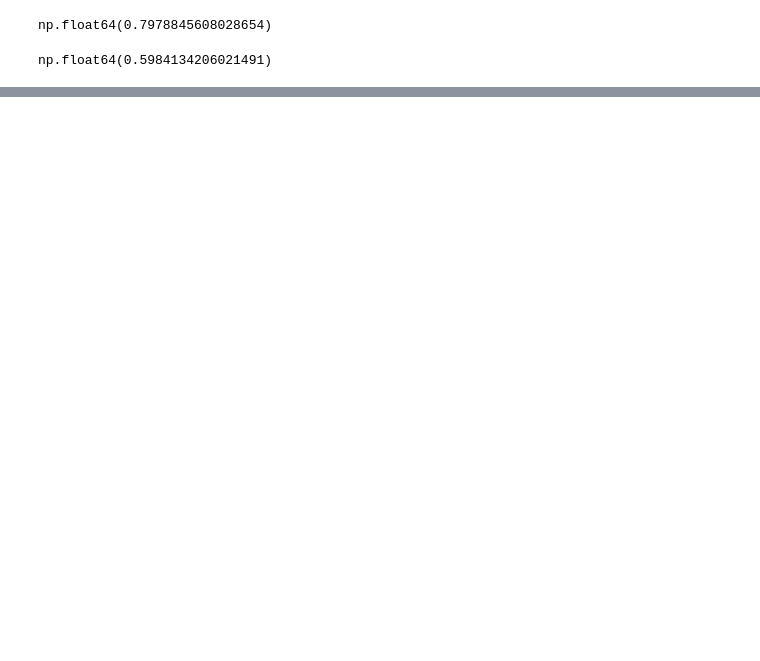
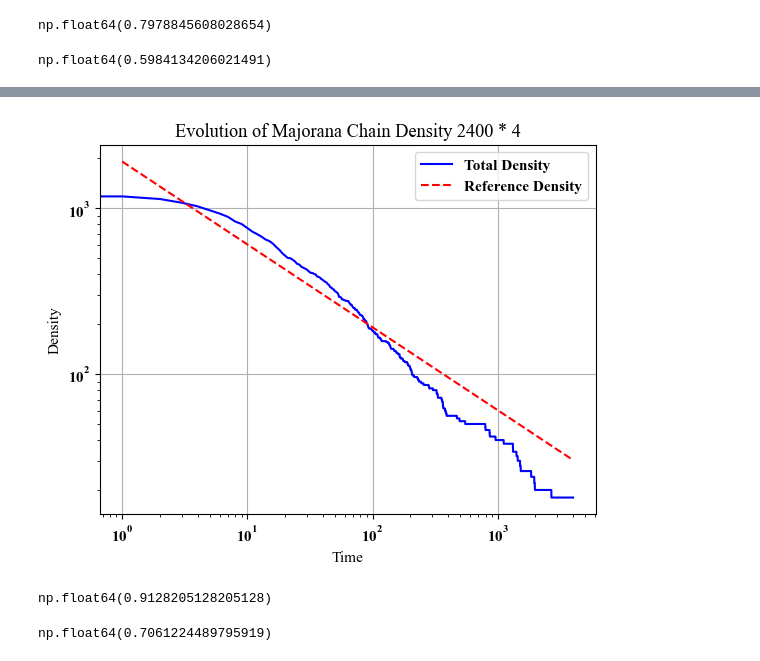
Before and after one commit to toM0dots/Majorana-Braiding, a Jupyter notebook: Majorana Project/Two_layer.ipynb, the cells around one changed output, grey strips where cells are left out. Saved outputs shown, nothing was run; the diff lists cells and outputs as text; code cells hidden in the pictures; blank space fills up the shorter version.

```diff
--- a/Majorana Project/Two_layer.ipynb
+++ b/Majorana Project/Two_layer.ipynb
@@ -305,0 +367,29 @@ np.float64(0.5984134206021491)
+# %%
+chain3 = chain_builder(600, 4)
+# chain, density = hopping_annihilate(chain)
+times3, density3 = evolution_annihilate(chain3, 4000, 0.4)
+# %%
+density_ref3 = 4800/(math.sqrt(2 * math.pi) * np.sqrt(times3[1:]))
+
+plt.plot(times3, density3[:, 1]+ density3[:, 0], label='Total Density', color='blue')
+plt.plot(times3[1:], density_ref3, label='Reference Density', color='red', linestyle='--')
+
+plt.xlabel('Time')
+plt.ylabel('Density')
+plt.xscale('log')
+plt.yscale('log')
+plt.title(f'Evolution of Majorana Chain Density {len(chain3)} * 4')
+# plt.xlim(0,6)
+plt.legend()
+plt.grid()
+plt.show()
+# %% [output]
+[figure, added]
+# %%
+(density3[10, 1] - density3[400, 1])/(390)
+# %% [output]
+np.float64(0.9128205128205128)
+# %%
+(density3[10, 0] - density3[500, 0])/(490)
+# %% [output]
+np.float64(0.7061224489795919)
```
Also changed, not shown: parts of 12 cells of this notebook, 1 other file.
